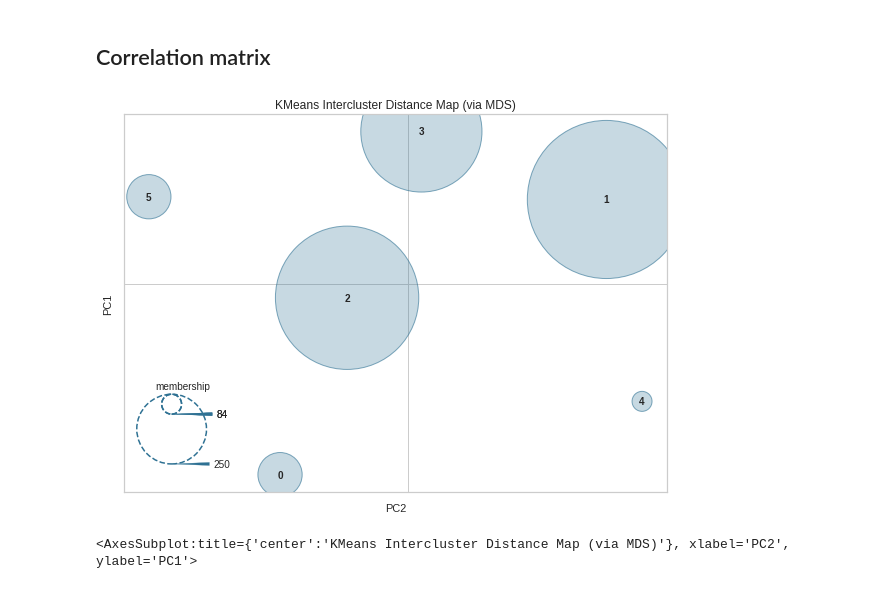
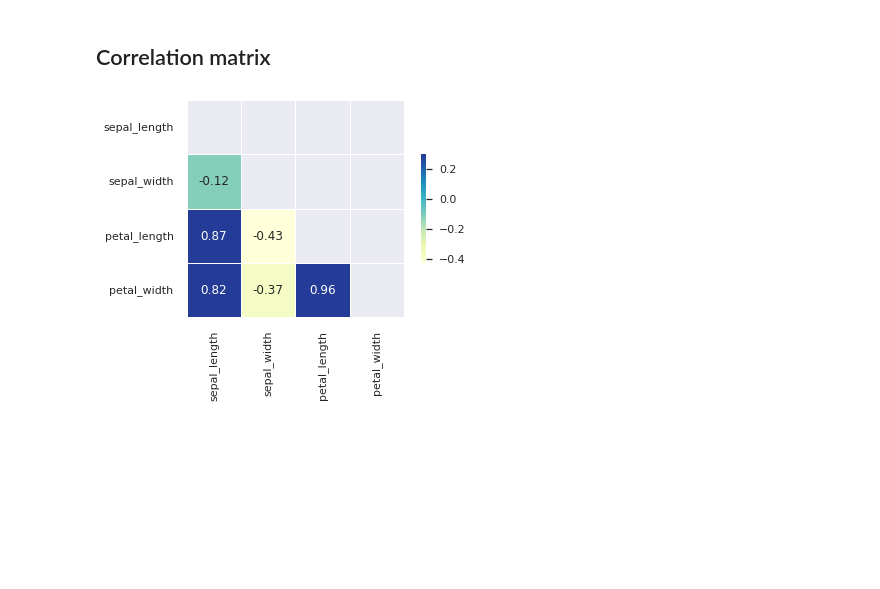
Before and after one commit to alessandro1802/ml-visualizations, a Jupyter notebook: notebook.ipynb, the cells around one changed output. Cells and saved outputs as stored; diff of their text form; code cells hidden in the pictures; blank space fills up the shorter version.

```diff
--- a/notebook.ipynb
+++ b/notebook.ipynb
@@ -116,29 +116,22 @@ shap.plots.waterfall(shap_values[0])
 # %% [markdown]
 ## Correlation matrix
 # %%
-# Generate data and initialize the model
-from sklearn.cluster import KMeans
-from sklearn.datasets import make_blobs
-X, y = make_blobs(n_samples=1000, n_features=12, centers=12, random_state=42)
-model = KMeans(6)
+# Load the dataset
+import seaborn as sns
+data = sns.load_dataset("iris")
 
 import seaborn as sns
 import numpy as np
-
-sns.set_theme()
-
-data = sns.load_dataset("iris")
 
 mask = np.triu(np.ones_like(data.corr(), dtype = bool))
 fig = sns.heatmap(data.corr(),
                   mask = mask,
                   cmap="YlGnBu",
                   annot=True,
                   vmax = 0.3,
                   center = 0,
                   square = True,
                   linewidths = 0.5,
                   cbar_kws = {'shrink':0.5})
 # %% [output]
-[figure, old version]
+[figure, new version]
-<AxesSubplot:title={'center':'KMeans Intercluster Distance Map (via MDS)'}, xlabel='PC2', ylabel='PC1'>
```
Also changed, not shown: parts of 2 cells of this notebook.
